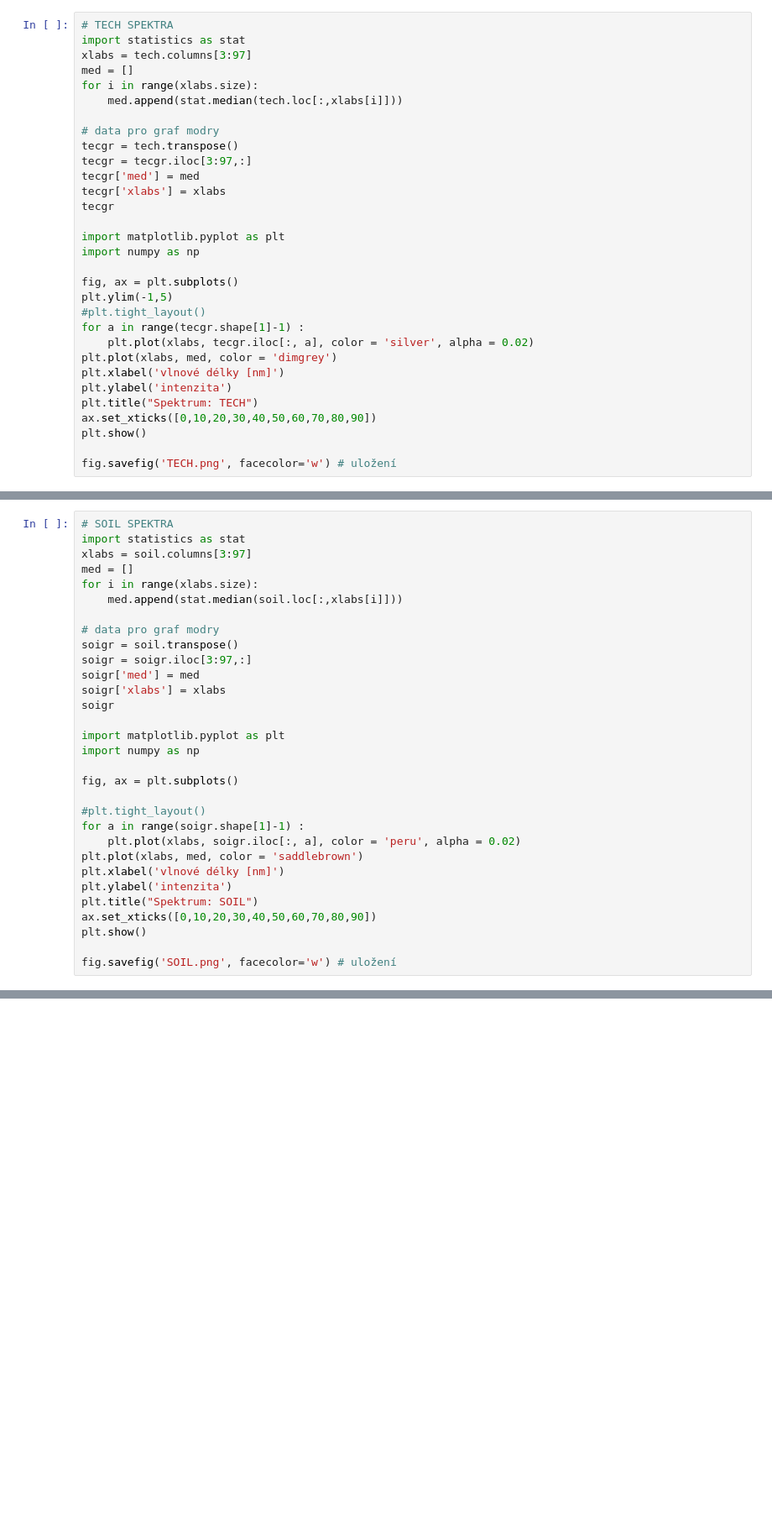
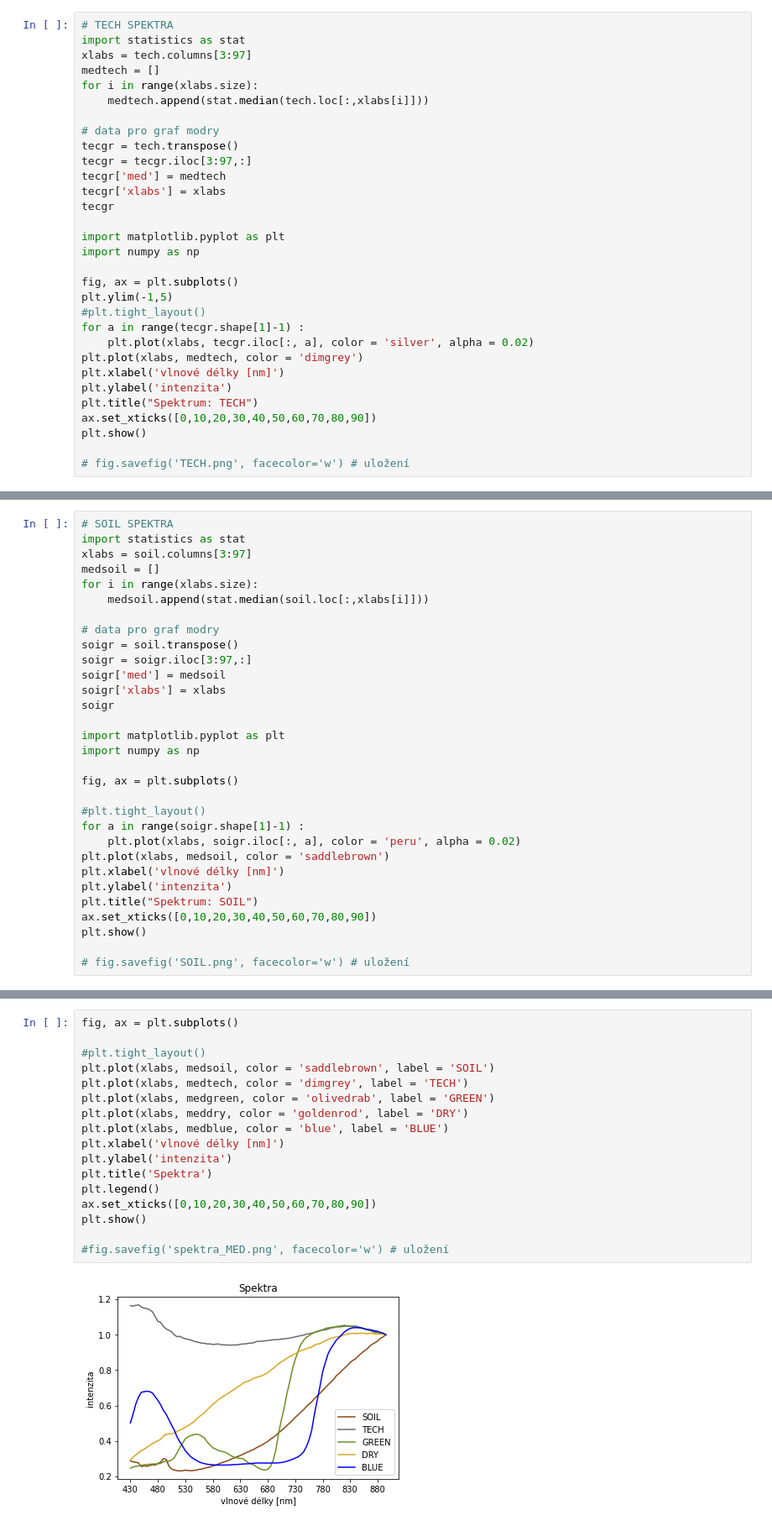
Before and after one commit to llxzy/E4012_rastliny, a Jupyter notebook: vizualizace.ipynb, the cells around one changed output, grey strips where cells are left out. Shown at 84% size. Drawn from its saved outputs; the diff is of its cells as text; blank space fills up the shorter version.

```diff
--- a/vizualizace.ipynb
+++ b/vizualizace.ipynb
@@ -164,14 +164,14 @@ fig.savefig('GREEN.png', facecolor='w') # uložení
 # TECH SPEKTRA
 import statistics as stat
 xlabs = tech.columns[3:97]
-med = []
+medtech = []
 for i in range(xlabs.size):
-    med.append(stat.median(tech.loc[:,xlabs[i]]))
+    medtech.append(stat.median(tech.loc[:,xlabs[i]]))
 
 # data pro graf modry
 tecgr = tech.transpose()
 tecgr = tecgr.iloc[3:97,:]
-tecgr['med'] = med
+tecgr['med'] = medtech
 tecgr['xlabs'] = xlabs
 tecgr
 
@@ -183,28 +183,28 @@ plt.ylim(-1,5)
 #plt.tight_layout()
 for a in range(tecgr.shape[1]-1) :
     plt.plot(xlabs, tecgr.iloc[:, a], color = 'silver', alpha = 0.02)
-plt.plot(xlabs, med, color = 'dimgrey')
+plt.plot(xlabs, medtech, color = 'dimgrey')
 plt.xlabel('vlnové délky [nm]')
 plt.ylabel('intenzita')
 plt.title("Spektrum: TECH")
 ax.set_xticks([0,10,20,30,40,50,60,70,80,90])
 plt.show()
 
-fig.savefig('TECH.png', facecolor='w') # uložení
+# fig.savefig('TECH.png', facecolor='w') # uložení
 # %% [output]
 [figure]
 # %%
 # SOIL SPEKTRA
 import statistics as stat
 xlabs = soil.columns[3:97]
-med = []
+medsoil = []
 for i in range(xlabs.size):
-    med.append(stat.median(soil.loc[:,xlabs[i]]))
+    medsoil.append(stat.median(soil.loc[:,xlabs[i]]))
 
 # data pro graf modry
 soigr = soil.transpose()
 soigr = soigr.iloc[3:97,:]
-soigr['med'] = med
+soigr['med'] = medsoil
 soigr['xlabs'] = xlabs
 soigr
 
@@ -216,16 +216,35 @@ fig, ax = plt.subplots()
 #plt.tight_layout()
 for a in range(soigr.shape[1]-1) :
     plt.plot(xlabs, soigr.iloc[:, a], color = 'peru', alpha = 0.02)
-plt.plot(xlabs, med, color = 'saddlebrown')
+plt.plot(xlabs, medsoil, color = 'saddlebrown')
 plt.xlabel('vlnové délky [nm]')
 plt.ylabel('intenzita')
 plt.title("Spektrum: SOIL")
 ax.set_xticks([0,10,20,30,40,50,60,70,80,90])
 plt.show()
 
-fig.savefig('SOIL.png', facecolor='w') # uložení
+# fig.savefig('SOIL.png', facecolor='w') # uložení
 # %% [output]
 [figure]
+# %%
+fig, ax = plt.subplots()
+
+#plt.tight_layout()
+plt.plot(xlabs, medsoil, color = 'saddlebrown', label = 'SOIL')
+plt.plot(xlabs, medtech, color = 'dimgrey', label = 'TECH')
+plt.plot(xlabs, medgreen, color = 'olivedrab', label = 'GREEN')
+plt.plot(xlabs, meddry, color = 'goldenrod', label = 'DRY')
+plt.plot(xlabs, medblue, color = 'blue', label = 'BLUE')
+plt.xlabel('vlnové délky [nm]')
+plt.ylabel('intenzita')
+plt.title('Spektra')
+plt.legend()
+ax.set_xticks([0,10,20,30,40,50,60,70,80,90])
+plt.show()
+
+#fig.savefig('spektra_MED.png', facecolor='w') # uložení
+# %% [output]
+[figure, added]
 # %%
 from plotnine import ggplot, aes, geom_line, facet_grid, labs, geom_col
 
```
Also changed, not shown: parts of 18 cells of this notebook.
